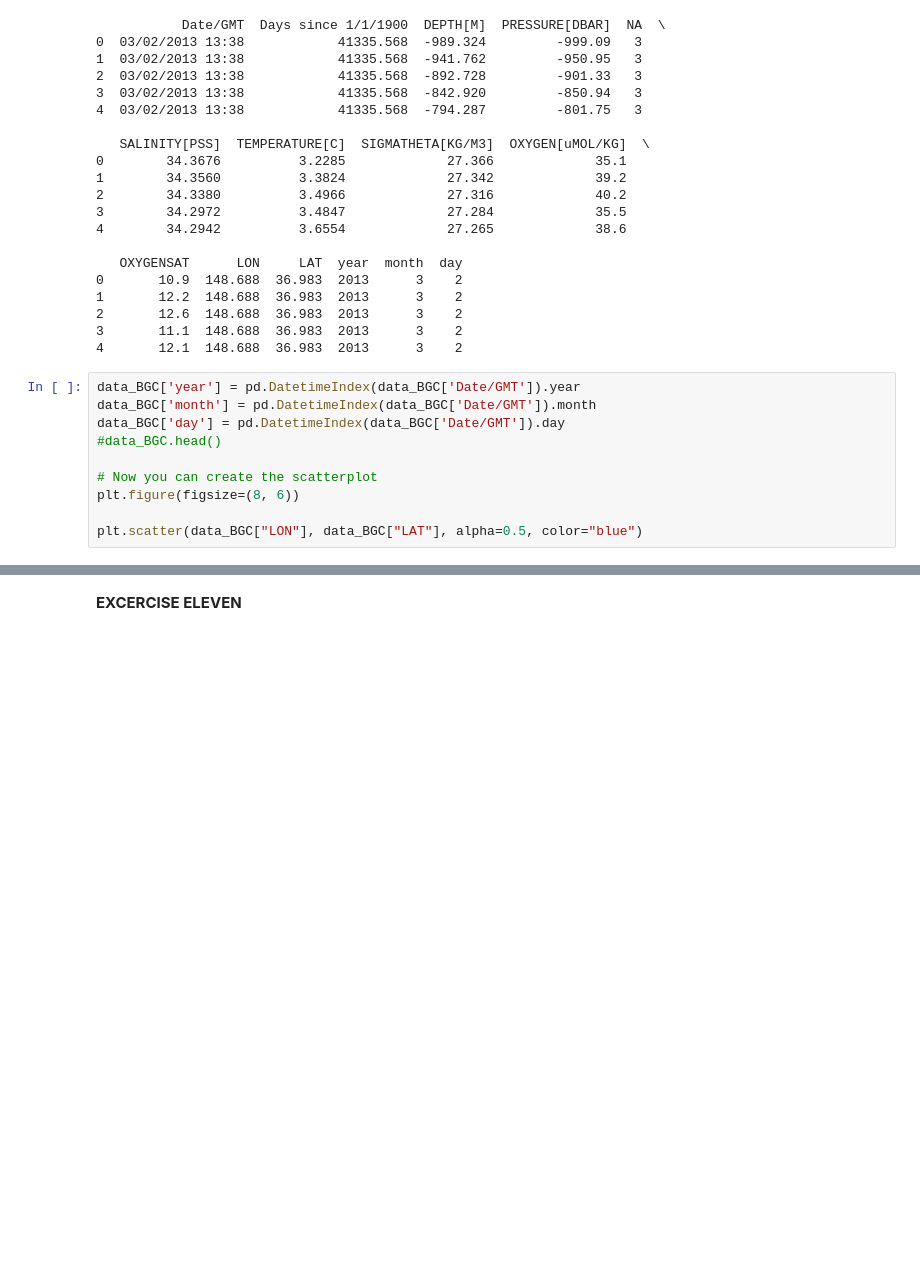
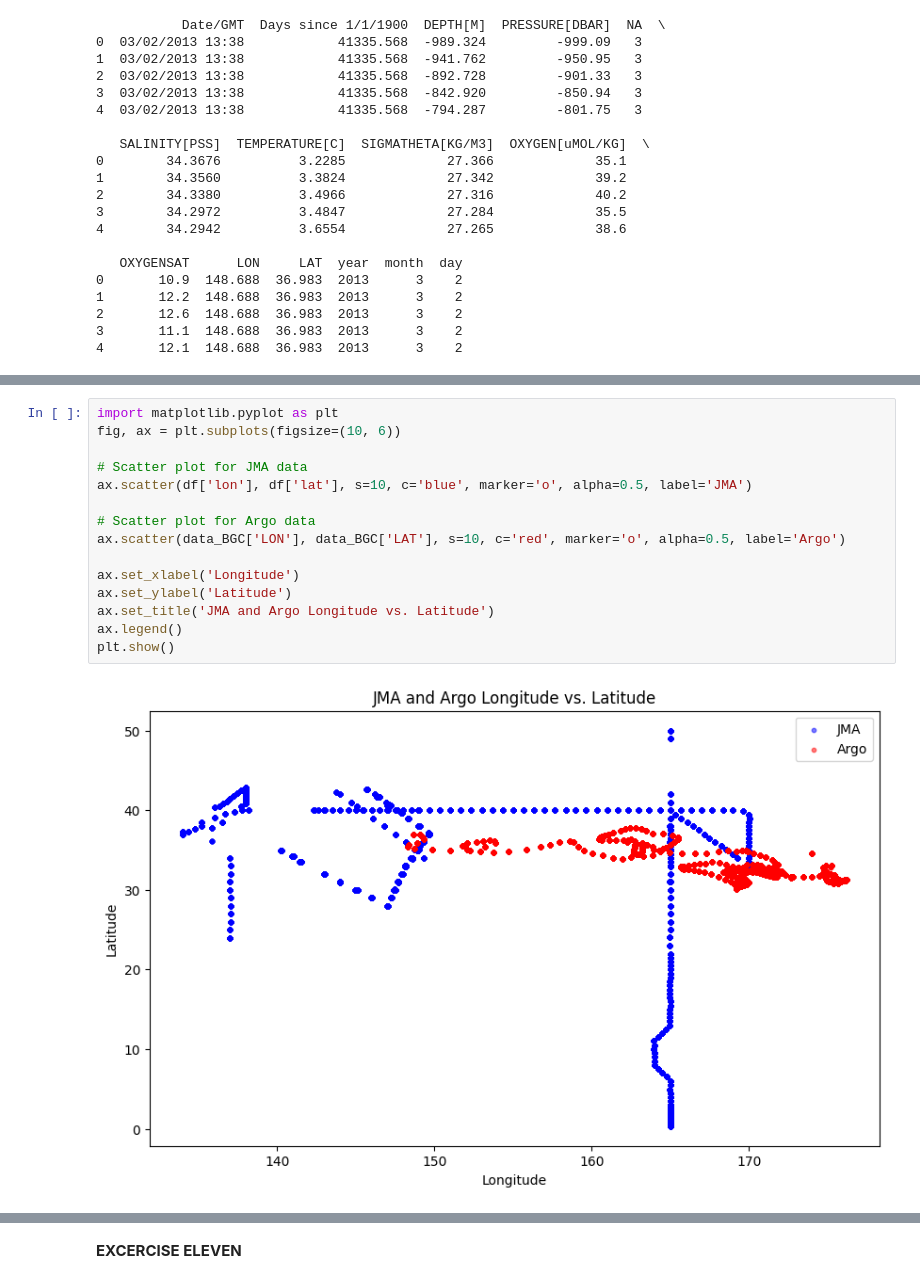
Before and after one commit to kehrlin/QLC240L14RN.Gen, a Jupyter notebook: Excercise_9,11,12.ipynb, the cells around one changed output, grey strips where cells are left out. Saved outputs shown, nothing was run; the diff lists cells and outputs as text; blank space fills up the shorter version.

```diff
--- a/Excercise_9,11,12.ipynb
+++ b/Excercise_9,11,12.ipynb
@@ -80,13 +75,3 @@ print (data_BGC.head())
 2       12.6  148.688  36.983  2013      3    2
 3       11.1  148.688  36.983  2013      3    2
 4       12.1  148.688  36.983  2013      3    2
-# %%
-data_BGC['year'] = pd.DatetimeIndex(data_BGC['Date/GMT']).year
-data_BGC['month'] = pd.DatetimeIndex(data_BGC['Date/GMT']).month
-data_BGC['day'] = pd.DatetimeIndex(data_BGC['Date/GMT']).day
-#data_BGC.head()
-
-# Now you can create the scatterplot
-plt.figure(figsize=(8, 6))
-
-plt.scatter(data_BGC["LON"], data_BGC["LAT"], alpha=0.5, color="blue")
@@ -95,0 +90,17 @@ plt.scatter(data_BGC["LON"], data_BGC["LAT"], alpha=0.5, color="blue")
+# %%
+import matplotlib.pyplot as plt
+fig, ax = plt.subplots(figsize=(10, 6))
+
+# Scatter plot for JMA data
+ax.scatter(df['lon'], df['lat'], s=10, c='blue', marker='o', alpha=0.5, label='JMA')
+
+# Scatter plot for Argo data
+ax.scatter(data_BGC['LON'], data_BGC['LAT'], s=10, c='red', marker='o', alpha=0.5, label='Argo')
+
+ax.set_xlabel('Longitude')
+ax.set_ylabel('Latitude')
+ax.set_title('JMA and Argo Longitude vs. Latitude')
+ax.legend()
+plt.show()
+# %% [output]
+[figure, added]
```
Also changed, not shown: parts of 4 cells of this notebook.
